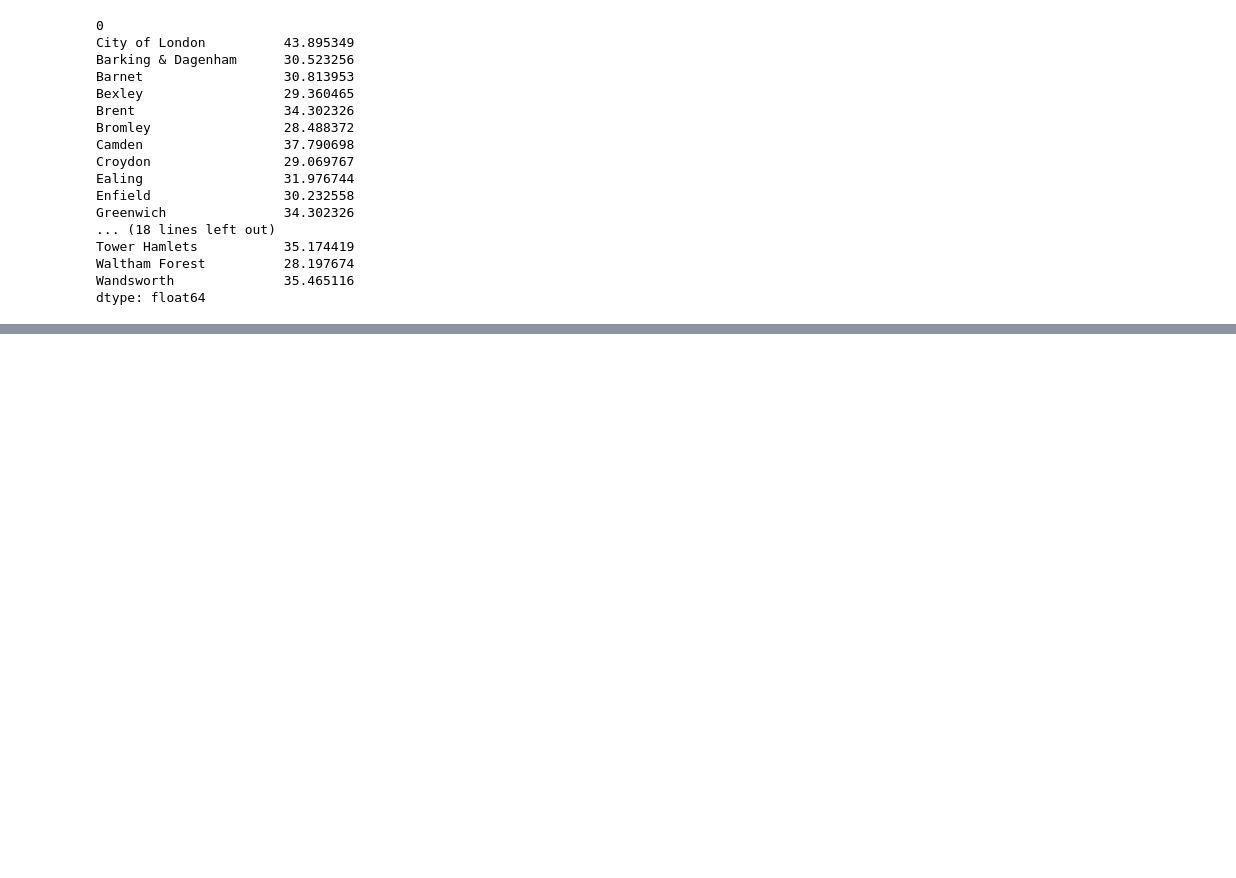
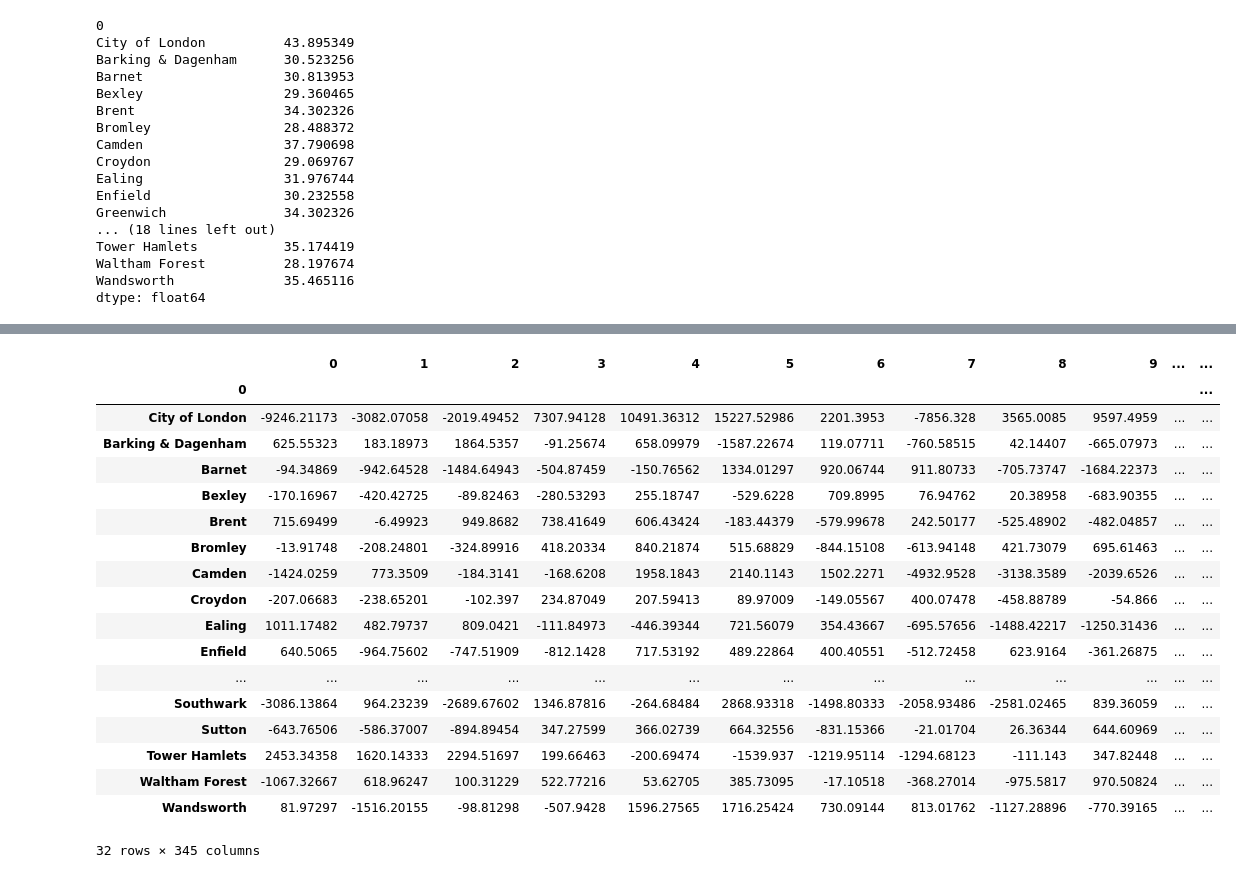
Before and after one commit to mlid13/Springboard, a Jupyter notebook: London Case Study Hypothesis.ipynb, the cells around one changed output, grey strips where cells are left out. Drawn from its saved outputs; the diff is of its cells as text; code cells hidden in the pictures; blank space fills up the shorter version.

```diff
--- a/London Case Study Hypothesis.ipynb
+++ b/London Case Study Hypothesis.ipynb
@@ -114,10 +76,13 @@ colDf=lambda i : relevantBs[i]-relevantBs[i-1]
 ##Calculates MoM average price.
 
 tmpDf=[]
+tmpDfperc=[]
 for i in range(2,relevantBs.shape[1]+1):
     tmpDf.append(colDf(i))
+    tmpDfperc.append((colDf(i)/relevantBs[i])*100)
 
 tmpDf=pd.concat(tmpDf,axis=1)
+tmpDfperc=pd.concat(tmpDfperc,axis=1)
 # %%
 #Percentage of times a specific borough has seen negative MoM price changes
 
@@ -257,0 +135,22 @@ relevantBs.join(df['distFromLon (km)'])
+# %%
+tmpDf
+# %% [output]
+|  | 0 | 1 | 2 | 3 | 4 | 5 | 6 | 7 | 8 | 9 | ... | ... |
+| 0 |  |  |  |  |  |  |  |  |  |  |  | ... |
+| City of London | -9246.21173 | -3082.07058 | -2019.49452 | 7307.94128 | 10491.36312 | 15227.52986 | 2201.3953 | -7856.328 | 3565.0085 | 9597.4959 | ... | ... |
+| Barking & Dagenham | 625.55323 | 183.18973 | 1864.5357 | -91.25674 | 658.09979 | -1587.22674 | 119.07711 | -760.58515 | 42.14407 | -665.07973 | ... | ... |
+| Barnet | -94.34869 | -942.64528 | -1484.64943 | -504.87459 | -150.76562 | 1334.01297 | 920.06744 | 911.80733 | -705.73747 | -1684.22373 | ... | ... |
+| Bexley | -170.16967 | -420.42725 | -89.82463 | -280.53293 | 255.18747 | -529.6228 | 709.8995 | 76.94762 | 20.38958 | -683.90355 | ... | ... |
+| Brent | 715.69499 | -6.49923 | 949.8682 | 738.41649 | 606.43424 | -183.44379 | -579.99678 | 242.50177 | -525.48902 | -482.04857 | ... | ... |
+| Bromley | -13.91748 | -208.24801 | -324.89916 | 418.20334 | 840.21874 | 515.68829 | -844.15108 | -613.94148 | 421.73079 | 695.61463 | ... | ... |
+| Camden | -1424.0259 | 773.3509 | -184.3141 | -168.6208 | 1958.1843 | 2140.1143 | 1502.2271 | -4932.9528 | -3138.3589 | -2039.6526 | ... | ... |
+| Croydon | -207.06683 | -238.65201 | -102.397 | 234.87049 | 207.59413 | 89.97009 | -149.05567 | 400.07478 | -458.88789 | -54.866 | ... | ... |
+| Ealing | 1011.17482 | 482.79737 | 809.0421 | -111.84973 | -446.39344 | 721.56079 | 354.43667 | -695.57656 | -1488.42217 | -1250.31436 | ... | ... |
+| Enfield | 640.5065 | -964.75602 | -747.51909 | -812.1428 | 717.53192 | 489.22864 | 400.40551 | -512.72458 | 623.9164 | -361.26875 | ... | ... |
+| ... | ... | ... | ... | ... | ... | ... | ... | ... | ... | ... | ... | ... |
+| Southwark | -3086.13864 | 964.23239 | -2689.67602 | 1346.87816 | -264.68484 | 2868.93318 | -1498.80333 | -2058.93486 | -2581.02465 | 839.36059 | ... | ... |
+| Sutton | -643.76506 | -586.37007 | -894.89454 | 347.27599 | 366.02739 | 664.32556 | -831.15366 | -21.01704 | 26.36344 | 644.60969 | ... | ... |
+| Tower Hamlets | 2453.34358 | 1620.14333 | 2294.51697 | 199.66463 | -200.69474 | -1539.937 | -1219.95114 | -1294.68123 | -111.143 | 347.82448 | ... | ... |
+| Waltham Forest | -1067.32667 | 618.96247 | 100.31229 | 522.77216 | 53.62705 | 385.73095 | -17.10518 | -368.27014 | -975.5817 | 970.50824 | ... | ... |
+| Wandsworth | 81.97297 | -1516.20155 | -98.81298 | -507.9428 | 1596.27565 | 1716.25424 | 730.09144 | 813.01762 | -1127.28896 | -770.39165 | ... | ... |
+32 rows × 345 columns
```
Also changed, not shown: parts of 25 cells of this notebook.
